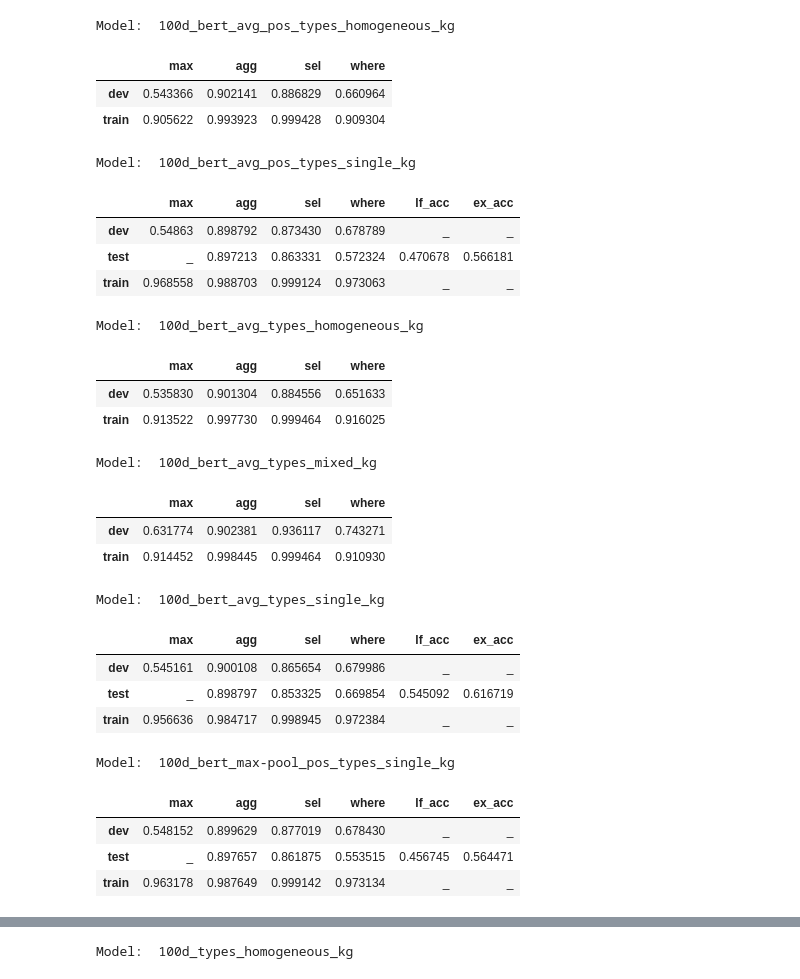
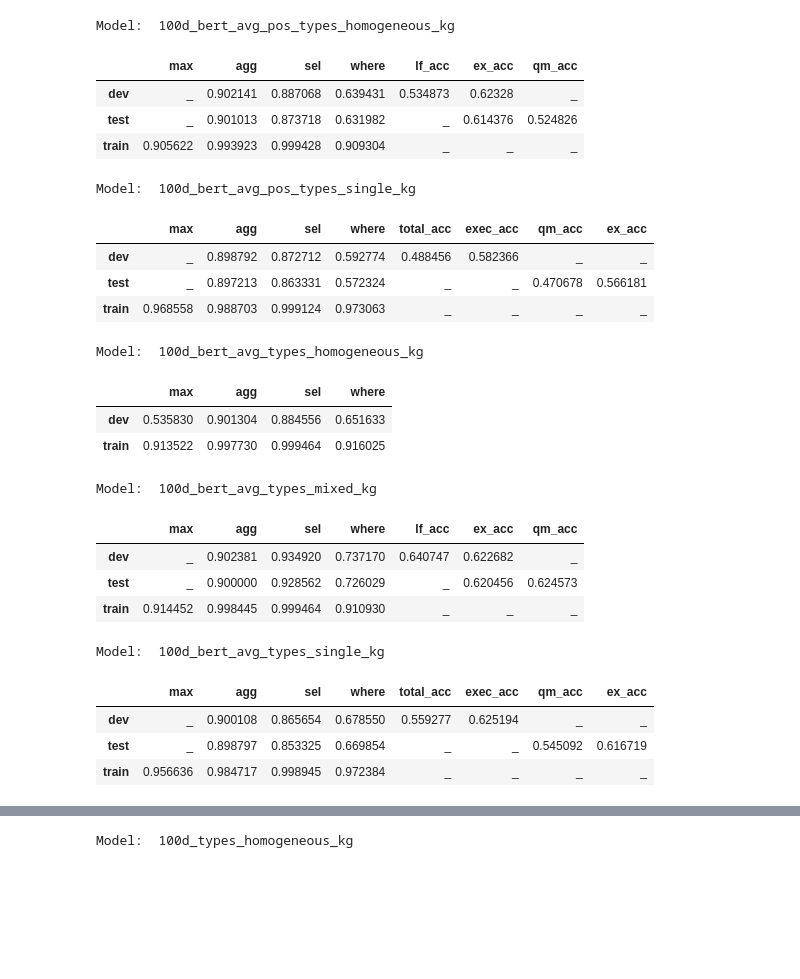
Before and after one commit to LukasMut/TypeSQL-plus-BERT, a Jupyter notebook: results.ipynb, the cells around one changed output, grey strips where cells are left out. Saved outputs shown, nothing was run; the diff lists cells and outputs as text; code cells hidden in the pictures; blank space fills up the shorter version.

Commit message:
Added 600d result files

```diff
--- a/results.ipynb
+++ b/results.ipynb
@@ -9,10 +9,15 @@ import matplotlib.image as img
 # %%
 def get_results(train=True):
     global filenames
-    filenames = sorted([f for f in os.listdir(os.getcwd()+'./results/') if not f.endswith('checkpoints')])
-    for filename in filenames:
+    filenames = [f for f in os.listdir(os.getcwd()+'./results/') if not f.endswith('checkpoints')]
+    filenames.extend([f for f in os.listdir(os.getcwd()+'./results_test/') if not f.endswith('checkpoints')\
+                     and not f in filenames])
+    for filename in sorted(filenames):
         if train:
-            with open('./results/'+ filename,'r') as f: yield filename, json.load(f)
+            try:
+                with open('./results/'+ filename,'r') as f: yield filename, json.load(f)
+            except:
+                continue
         else:
             try:
                 with open('./results_test/'+ filename,'r') as f: yield filename, json.load(f)
@@ -24,13 +29,9 @@ def mk_dataframe(results_train, results_test=None):
     if results_test != None:
         filename_test, results_test = results_test
         assert filename_train==filename_test, 'filenames should be the same'
-        #del results_test['dev']['lf_acc']
-        #del results_test['test']['lf_acc']
-        #del results_test['dev']['ex_acc']
-        #del results_test['test']['ex_acc']
-        results_test.update(results_train)
+        results_train.update(results_test)
         print("Model: ", filename_test.strip('.json'))
-        return pd.DataFrame.from_dict(results_test, orient='index').fillna('_')
+        return pd.DataFrame.from_dict(results_train, orient='index').fillna('_')
     else:
         print("Model: ", filename_train.strip('.json'))
         return pd.DataFrame.from_dict(results_train, orient='index')
@@ -47,51 +48,45 @@ def show_plots(metric, idx):
 # %%
 results_train = get_results()
 results_test = get_results(train=False)
-# %%
-mk_dataframe(next(iter(results_train)))
-# %% [output]
-Model:  100d_bert_avg_pos_types_homogeneous_kg
-|  | max | agg | sel | where |
-| dev | 0.543366 | 0.902141 | 0.886829 | 0.660964 |
-| train | 0.905622 | 0.993923 | 0.999428 | 0.909304 |
 # %%
 mk_dataframe(next(iter(results_train)), next(iter(results_test)))
 # %% [output]
-Model:  100d_bert_avg_pos_types_single_kg
+Model:  100d_bert_avg_pos_types_homogeneous_kg
-|  | max | agg | sel | where | lf_acc | ex_acc |
-| dev | 0.54863 | 0.898792 | 0.873430 | 0.678789 | _ | _ |
-| test | _ | 0.897213 | 0.863331 | 0.572324 | 0.470678 | 0.566181 |
-| train | 0.968558 | 0.988703 | 0.999124 | 0.973063 | _ | _ |
+|  | max | agg | sel | where | lf_acc | ex_acc | qm_acc |
+| dev | _ | 0.902141 | 0.887068 | 0.639431 | 0.534873 | 0.62328 | _ |
+| test | _ | 0.901013 | 0.873718 | 0.631982 | _ | 0.614376 | 0.524826 |
+| train | 0.905622 | 0.993923 | 0.999428 | 0.909304 | _ | _ | _ |
 # %%
-mk_dataframe(next(iter(results_train)))
+mk_dataframe(next(iter(results_train)), next(iter(results_test)))
 # %% [output]
-Model:  100d_bert_avg_types_homogeneous_kg
+Model:  100d_bert_avg_pos_types_single_kg
-|  | max | agg | sel | where |
-| dev | 0.535830 | 0.901304 | 0.884556 | 0.651633 |
-| train | 0.913522 | 0.997730 | 0.999464 | 0.916025 |
+|  | max | agg | sel | where | total_acc | exec_acc | qm_acc | ex_acc |
+| dev | _ | 0.898792 | 0.872712 | 0.592774 | 0.488456 | 0.582366 | _ | _ |
+| test | _ | 0.897213 | 0.863331 | 0.572324 | _ | _ | 0.470678 | 0.566181 |
+| train | 0.968558 | 0.988703 | 0.999124 | 0.973063 | _ | _ | _ | _ |
 # %%
 mk_dataframe(next(iter(results_train)))
 # %% [output]
-Model:  100d_bert_avg_types_mixed_kg
+Model:  100d_bert_avg_types_homogeneous_kg
 |  | max | agg | sel | where |
-| dev | 0.631774 | 0.902381 | 0.936117 | 0.743271 |
-| train | 0.914452 | 0.998445 | 0.999464 | 0.910930 |
+| dev | 0.535830 | 0.901304 | 0.884556 | 0.651633 |
+| train | 0.913522 | 0.997730 | 0.999464 | 0.916025 |
 # %%
 mk_dataframe(next(iter(results_train)), next(iter(results_test)))
 # %% [output]
-Model:  100d_bert_avg_types_single_kg
+Model:  100d_bert_avg_types_mixed_kg
-|  | max | agg | sel | where | lf_acc | ex_acc |
-| dev | 0.545161 | 0.900108 | 0.865654 | 0.679986 | _ | _ |
-| test | _ | 0.898797 | 0.853325 | 0.669854 | 0.545092 | 0.616719 |
-| train | 0.956636 | 0.984717 | 0.998945 | 0.972384 | _ | _ |
+|  | max | agg | sel | where | lf_acc | ex_acc | qm_acc |
+| dev | _ | 0.902381 | 0.934920 | 0.737170 | 0.640747 | 0.622682 | _ |
+| test | _ | 0.900000 | 0.928562 | 0.726029 | _ | 0.620456 | 0.624573 |
+| train | 0.914452 | 0.998445 | 0.999464 | 0.910930 | _ | _ | _ |
 # %%
 mk_dataframe(next(iter(results_train)), next(iter(results_test)))
 # %% [output]
-Model:  100d_bert_max-pool_pos_types_single_kg
+Model:  100d_bert_avg_types_single_kg
-|  | max | agg | sel | where | lf_acc | ex_acc |
-| dev | 0.548152 | 0.899629 | 0.877019 | 0.678430 | _ | _ |
-| test | _ | 0.897657 | 0.861875 | 0.553515 | 0.456745 | 0.564471 |
-| train | 0.963178 | 0.987649 | 0.999142 | 0.973134 | _ | _ |
+|  | max | agg | sel | where | total_acc | exec_acc | qm_acc | ex_acc |
+| dev | _ | 0.900108 | 0.865654 | 0.678550 | 0.559277 | 0.625194 | _ | _ |
+| test | _ | 0.898797 | 0.853325 | 0.669854 | _ | _ | 0.545092 | 0.616719 |
+| train | 0.956636 | 0.984717 | 0.998945 | 0.972384 | _ | _ | _ | _ |
 # %%
 mk_dataframe(next(iter(results_train)), next(iter(results_test)))
 # %% [output]
```
Also changed, not shown: parts of 13 cells of this notebook, 1 other file.
